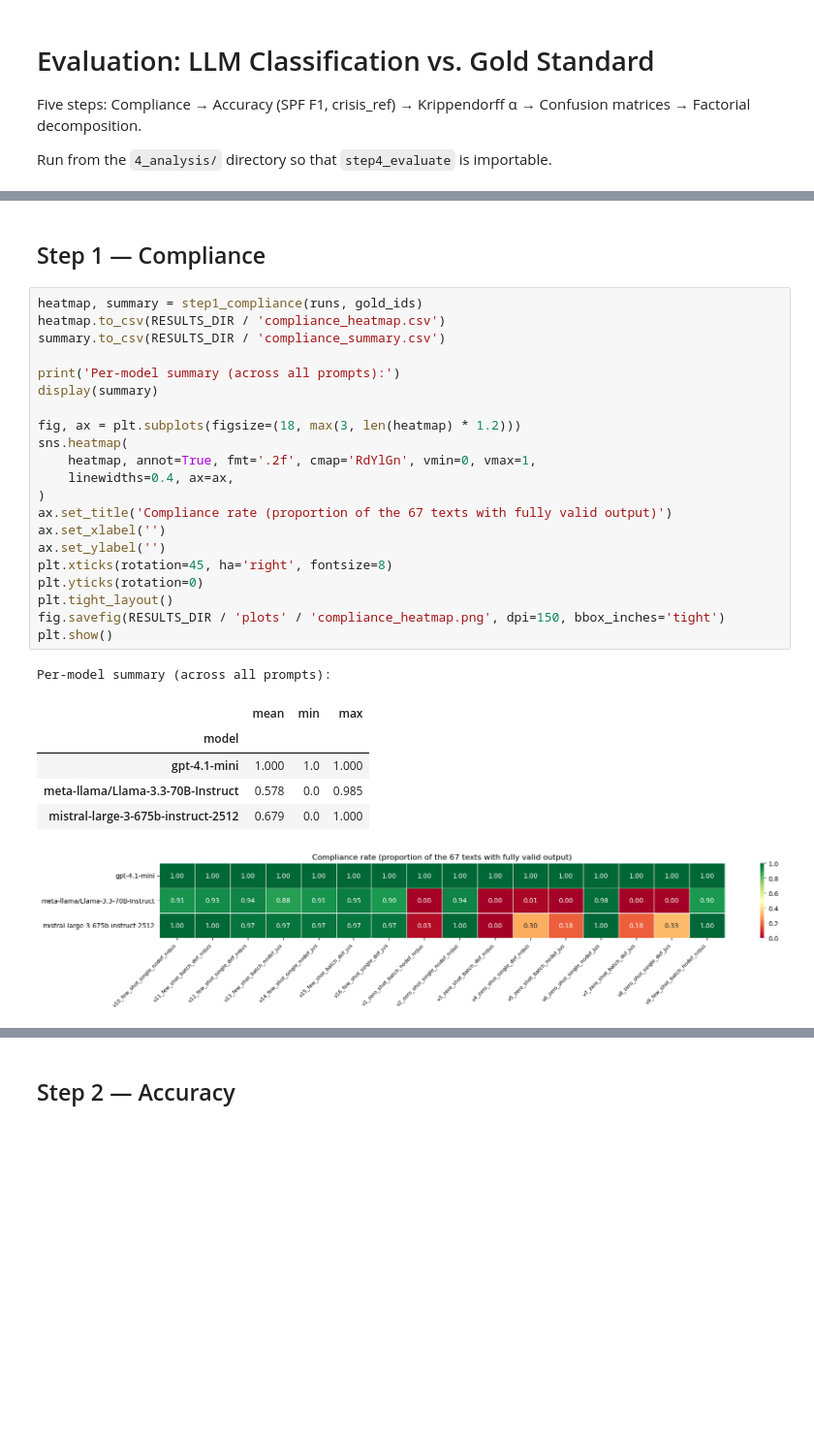
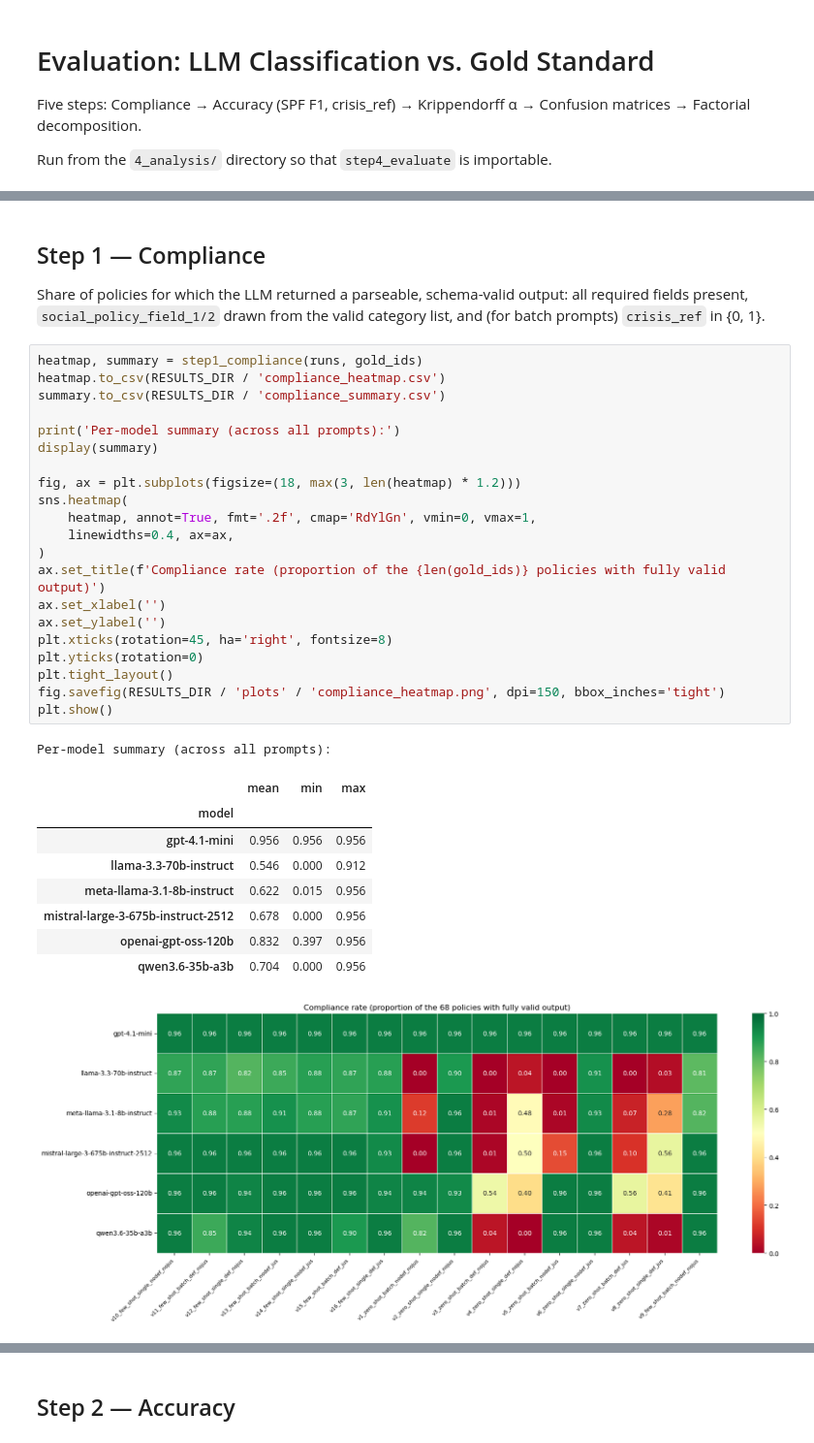
Before and after one commit to StephiBuchholz/crises_and_welfare_states, a Jupyter notebook: policy-tracker/4_analysis/step4_evaluate.ipynb, the cells around one changed output, grey strips where cells are left out. Shown at 97% size. Drawn from its saved outputs; the diff is of its cells as text; blank space fills up the shorter version.

```diff
--- a/policy-tracker/4_analysis/step4_evaluate.ipynb
+++ b/policy-tracker/4_analysis/step4_evaluate.ipynb
@@ -60,31 +61,36 @@ Runs masked in steps 2-5 (12):
 # %% [markdown]
 ## Step 1 — Compliance
+
+Share of policies for which the LLM returned a parseable, schema-valid output: all required fields present, `social_policy_field_1/2` drawn from the valid category list, and (for batch prompts) `crisis_ref` in {0, 1}.
 # %%
 heatmap, summary = step1_compliance(runs, gold_ids)
 heatmap.to_csv(RESULTS_DIR / 'compliance_heatmap.csv')
 summary.to_csv(RESULTS_DIR / 'compliance_summary.csv')
 
 print('Per-model summary (across all prompts):')
 display(summary)
 
 fig, ax = plt.subplots(figsize=(18, max(3, len(heatmap) * 1.2)))
 sns.heatmap(
     heatmap, annot=True, fmt='.2f', cmap='RdYlGn', vmin=0, vmax=1,
     linewidths=0.4, ax=ax,
 )
-ax.set_title('Compliance rate (proportion of the 67 texts with fully valid output)')
+ax.set_title(f'Compliance rate (proportion of the {len(gold_ids)} policies with fully valid output)')
 ax.set_xlabel('')
 ax.set_ylabel('')
 plt.xticks(rotation=45, ha='right', fontsize=8)
 plt.yticks(rotation=0)
 plt.tight_layout()
 fig.savefig(RESULTS_DIR / 'plots' / 'compliance_heatmap.png', dpi=150, bbox_inches='tight')
 plt.show()
 # %% [output]
 Per-model summary (across all prompts):
 |  | mean | min | max |
 | model |  |  |  |
-| gpt-4.1-mini | 1.000 | 1.0 | 1.000 |
-| meta-llama/Llama-3.3-70B-Instruct | 0.578 | 0.0 | 0.985 |
-| mistral-large-3-675b-instruct-2512 | 0.679 | 0.0 | 1.000 |
+| gpt-4.1-mini | 0.956 | 0.956 | 0.956 |
+| llama-3.3-70b-instruct | 0.546 | 0.000 | 0.912 |
+| meta-llama-3.1-8b-instruct | 0.622 | 0.015 | 0.956 |
+| mistral-large-3-675b-instruct-2512 | 0.678 | 0.000 | 0.956 |
+| openai-gpt-oss-120b | 0.832 | 0.397 | 0.956 |
+| qwen3.6-35b-a3b | 0.704 | 0.000 | 0.956 |
-[figure, old version]
+[figure, new version]
```
Also changed, not shown: parts of 11 cells of this notebook, 58 other files.
